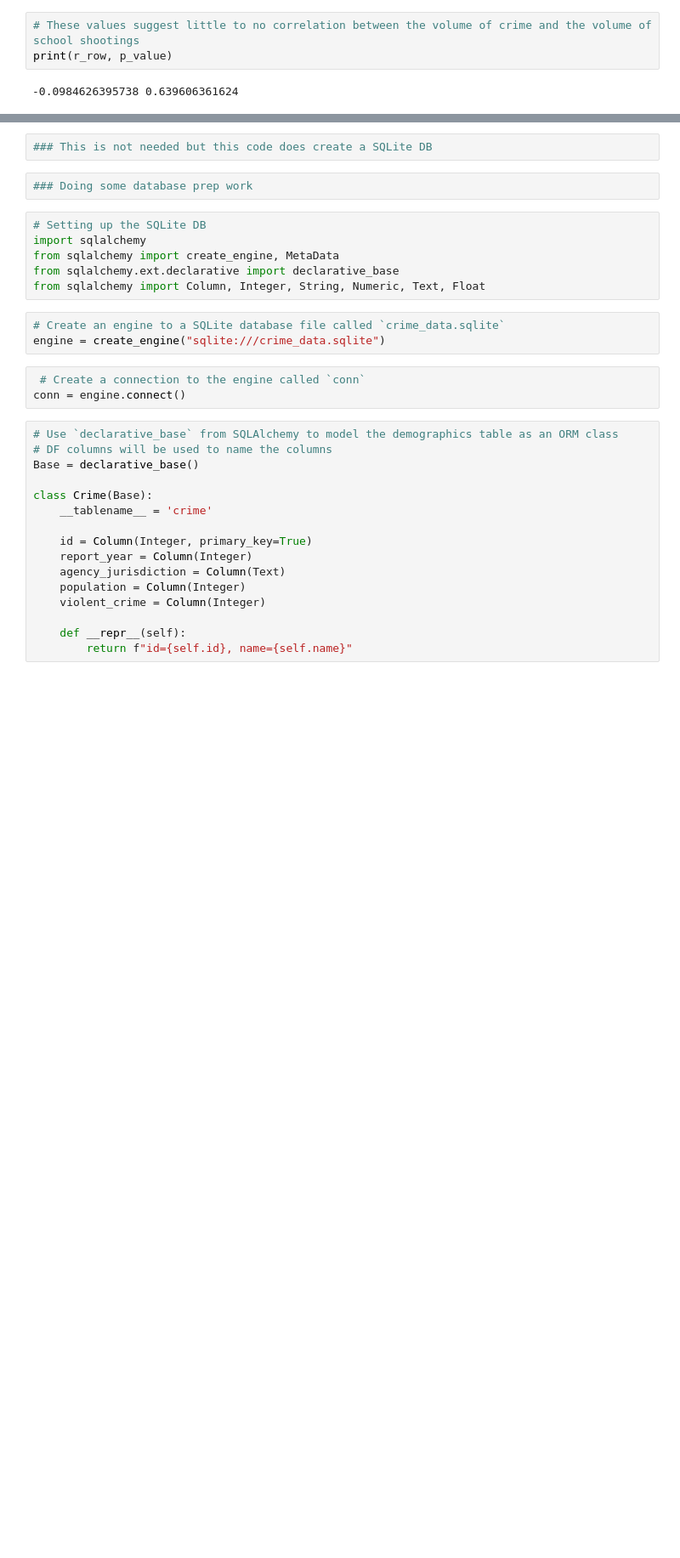
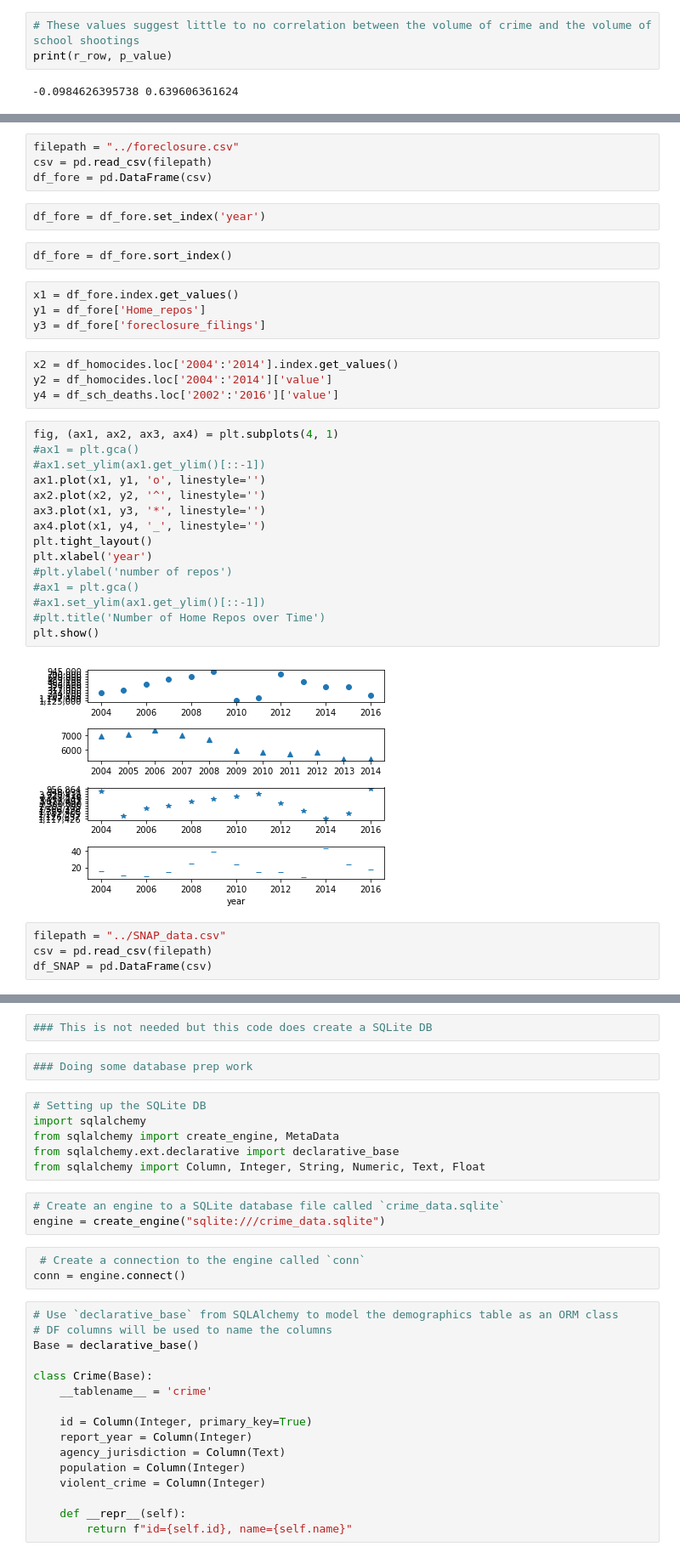
Before and after one commit to thenups/project2-crimemapping, a Jupyter notebook: jam_working/violent_crime_exploration.ipynb, the cells around one changed output, grey strips where cells are left out. Shown at 85% size. Cells and saved outputs as stored; diff of their text form; blank space fills up the shorter version.

```diff
--- a/jam_working/violent_crime_exploration.ipynb
+++ b/jam_working/violent_crime_exploration.ipynb
@@ -605,0 +667,37 @@ print(r_row, p_value)
+# %%
+filepath = "../foreclosure.csv"
+csv = pd.read_csv(filepath)
+df_fore = pd.DataFrame(csv)
+# %%
+df_fore = df_fore.set_index('year')
+# %%
+df_fore = df_fore.sort_index()
+# %%
+x1 = df_fore.index.get_values()
+y1 = df_fore['Home_repos']
+y3 = df_fore['foreclosure_filings']
+# %%
+x2 = df_homocides.loc['2004':'2014'].index.get_values()
+y2 = df_homocides.loc['2004':'2014']['value']
+y4 = df_sch_deaths.loc['2002':'2016']['value']
+# %%
+fig, (ax1, ax2, ax3, ax4) = plt.subplots(4, 1)
+#ax1 = plt.gca()
+#ax1.set_ylim(ax1.get_ylim()[::-1])
+ax1.plot(x1, y1, 'o', linestyle='')
+ax2.plot(x2, y2, '^', linestyle='')
+ax3.plot(x1, y3, '*', linestyle='')
+ax4.plot(x1, y4, '_', linestyle='')
+plt.tight_layout()
+plt.xlabel('year')
+#plt.ylabel('number of repos')
+#ax1 = plt.gca()
+#ax1.set_ylim(ax1.get_ylim()[::-1])
+#plt.title('Number of Home Repos over Time')
+plt.show()
+# %% [output]
+[figure, added]
+# %%
+filepath = "../SNAP_data.csv"
+csv = pd.read_csv(filepath)
+df_SNAP = pd.DataFrame(csv)
```
Also changed, not shown: parts of 34 cells of this notebook, 2 other files.
